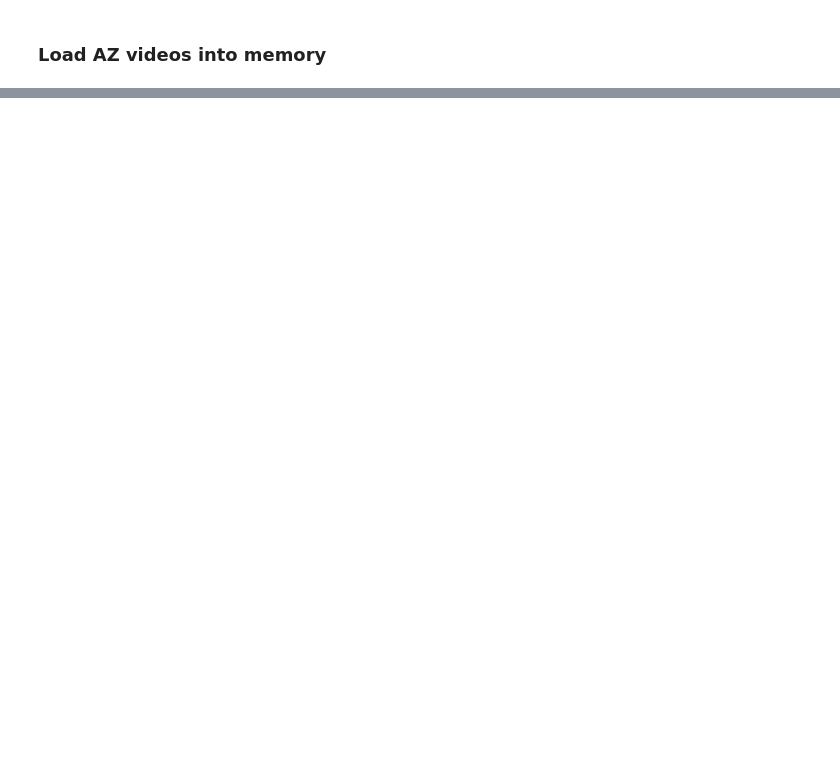
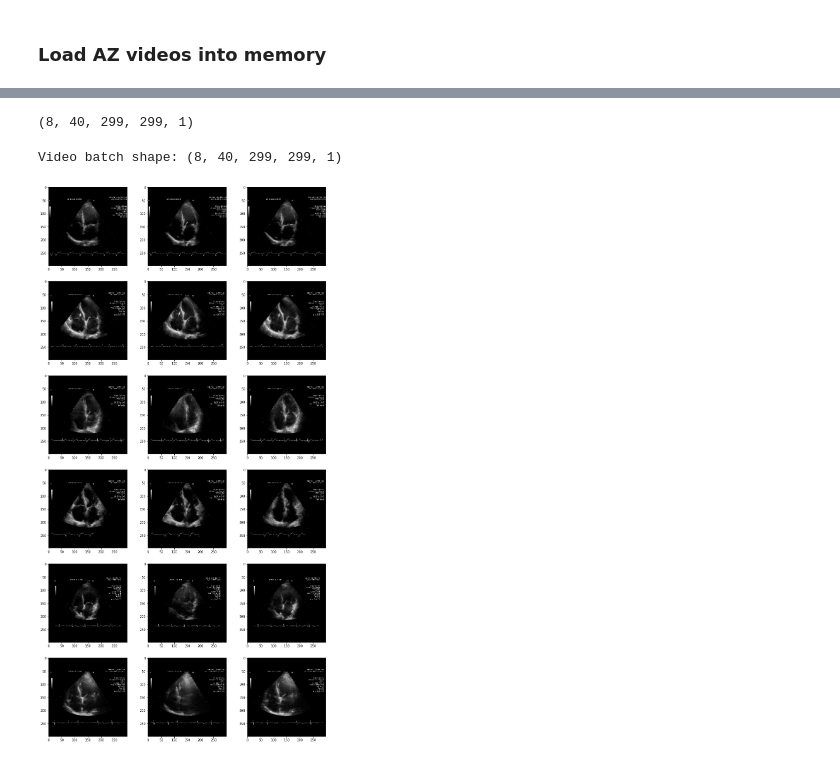
Before and after one commit to awerdich/werdich-cfr, a Jupyter notebook: notebooks/AZ_project/cfr_AZ_tf_output.ipynb, the cells around one changed output, grey strips where cells are left out. Saved outputs shown, nothing was run; the diff lists cells and outputs as text; code cells hidden in the pictures; blank space fills up the shorter version.

```diff
--- a/notebooks/AZ_project/cfr_AZ_tf_output.ipynb
+++ b/notebooks/AZ_project/cfr_AZ_tf_output.ipynb
@@ -49,0 +141,49 @@ set(az_file_name_list).symmetric_difference(azmeta_file_list)
+# %%
+def get_im_generator(im_array_list):
+    """ Yield successive images from list """
+    def im_generator():
+        for element in im_array_list:
+            yield (element[0], element[1])
+    return im_generator
+# %%
+batch_size = 8
+im_generator = get_im_generator(image_array_list)
+dsp = DatasetProvider(augment=False,
+                      im_scale_factor=model_dict['im_scale_factor'],
+                      feature_dict=feature_dict)
+dset = tf.data.Dataset.from_generator(generator=im_generator,
+                                          output_types=(tf.int32, tf.int32),
+                                          output_shapes=(tf.TensorShape([None, None, model_dict['n_frames']]),
+                                                         tf.TensorShape([3])))
+dset = dset.map(dsp._process_image)
+dset = dset.map(lambda x: ({'video': x}, {'score_output': 0}))
+dset = dset.batch(batch_size=batch_size, drop_remainder=False).repeat(count=1)
+# %%
+for out in dset.take(1):
+    output = out
+image_batch = output[0]['video'].numpy()
+# %%
+image_batch.shape
+# %% [output]
+(8, 40, 299, 299, 1)
+# %%
+# Output batch is a list of dictionaries [INPUT, OUTPUT]:
+image_batch = output[0]['video'].numpy()
+print('Video batch shape:', image_batch.shape)
+
+# Show some images from the batch
+#sample_idx = np.random.randint(batch_size, size=6)
+sample_idx = np.arange(0, 6)
+n_frames = 40
+frame_idx = np.random.randint(n_frames, size=3)
+fig, ax = plt.subplots(nrows=len(sample_idx), ncols=len(frame_idx), figsize = (16, 32))
+
+for row, sample in enumerate(sample_idx):
+    for col, frame in enumerate(frame_idx):
+        image = np.squeeze(image_batch[sample, frame, :, :, 0])
+        ax[row, col].imshow(image, cmap = 'gray')
+
+plt.show()
+# %% [output]
+Video batch shape: (8, 40, 299, 299, 1)
+[figure, added]
```
Also changed, not shown: parts of 11 cells of this notebook, 2 other files.
